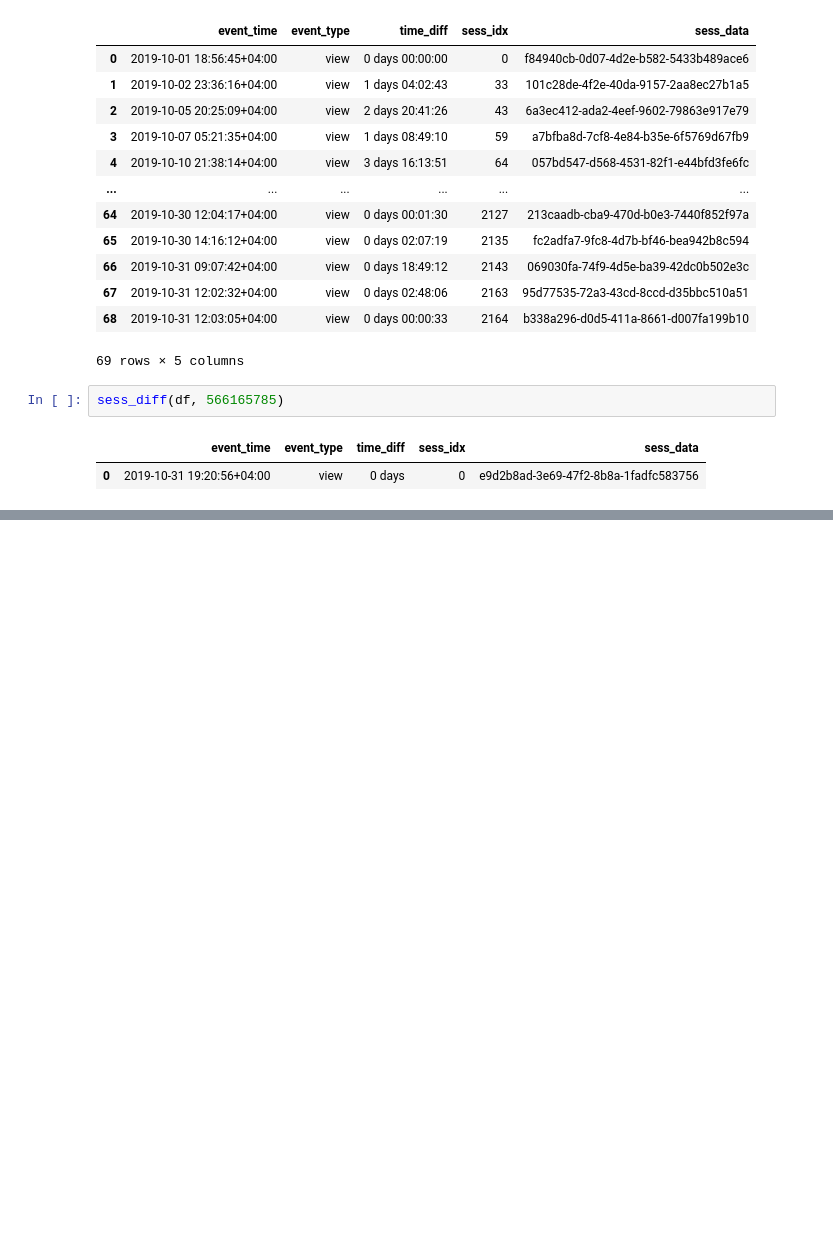
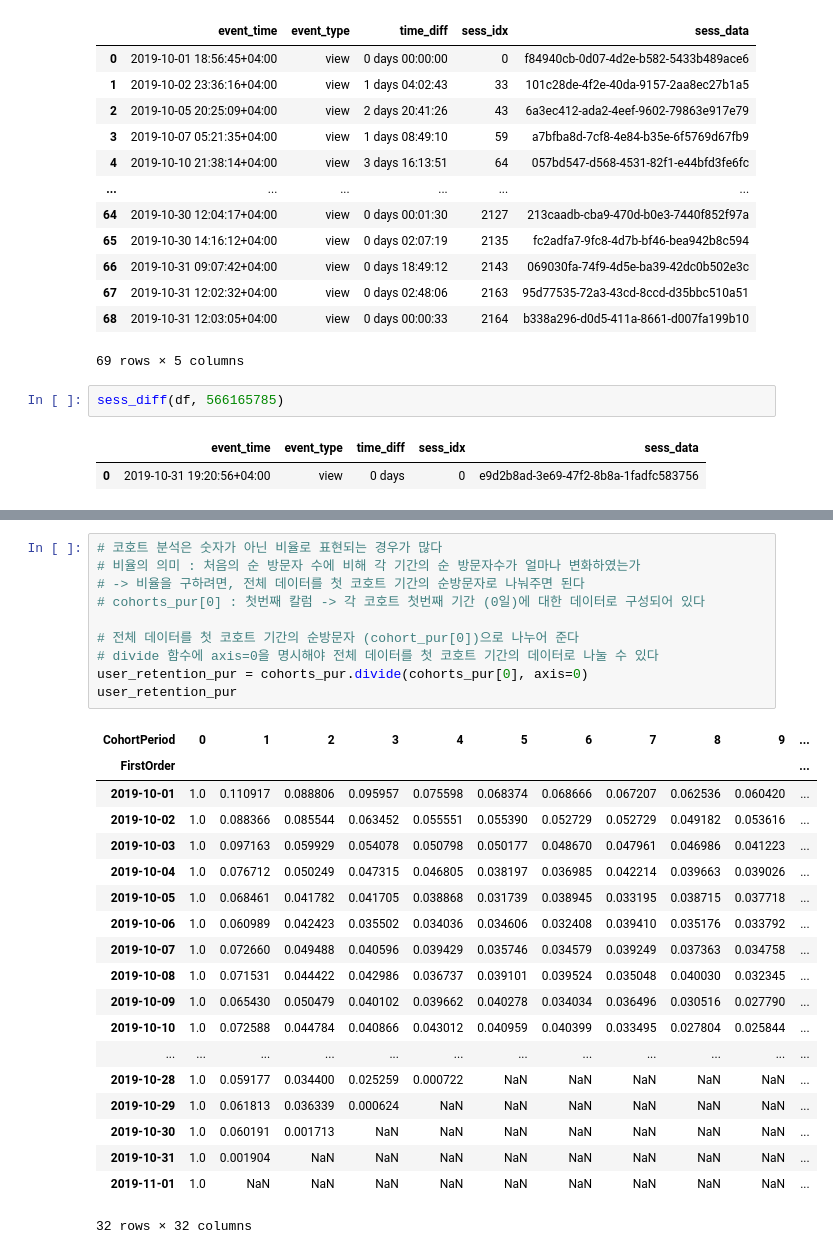
Before and after one commit to benidjor/ecommerce-behavior-data-analysis, a Jupyter notebook: tsj_data/2019_oct_eda.ipynb, the cells around one changed output, grey strips where cells are left out. Saved outputs shown, nothing was run; the diff lists cells and outputs as text; blank space fills up the shorter version.

```diff
--- a/tsj_data/2019_oct_eda.ipynb
+++ b/tsj_data/2019_oct_eda.ipynb
@@ -1152,0 +1343,30 @@ df.head(3)
+# %%
+# 코호트 분석은 숫자가 아닌 비율로 표현되는 경우가 많다
+# 비율의 의미 : 처음의 순 방문자 수에 비해 각 기간의 순 방문자수가 얼마나 변화하였는가
+# -> 비율을 구하려면, 전체 데이터를 첫 코호트 기간의 순방문자로 나눠주면 된다
+# cohorts_pur[0] : 첫번째 칼럼 -> 각 코호트 첫번째 기간 (0일)에 대한 데이터로 구성되어 있다
+
+# 전체 데이터를 첫 코호트 기간의 순방문자 (cohort_pur[0])으로 나누어 준다
+# divide 함수에 axis=0을 명시해야 전체 데이터를 첫 코호트 기간의 데이터로 나눌 수 있다
+user_retention_pur = cohorts_pur.divide(cohorts_pur[0], axis=0)
+user_retention_pur
+# %% [output]
+| CohortPeriod | 0 | 1 | 2 | 3 | 4 | 5 | 6 | 7 | 8 | 9 | ... |
+| FirstOrder |  |  |  |  |  |  |  |  |  |  | ... |
+| 2019-10-01 | 1.0 | 0.110917 | 0.088806 | 0.095957 | 0.075598 | 0.068374 | 0.068666 | 0.067207 | 0.062536 | 0.060420 | ... |
+| 2019-10-02 | 1.0 | 0.088366 | 0.085544 | 0.063452 | 0.055551 | 0.055390 | 0.052729 | 0.052729 | 0.049182 | 0.053616 | ... |
+| 2019-10-03 | 1.0 | 0.097163 | 0.059929 | 0.054078 | 0.050798 | 0.050177 | 0.048670 | 0.047961 | 0.046986 | 0.041223 | ... |
+| 2019-10-04 | 1.0 | 0.076712 | 0.050249 | 0.047315 | 0.046805 | 0.038197 | 0.036985 | 0.042214 | 0.039663 | 0.039026 | ... |
+| 2019-10-05 | 1.0 | 0.068461 | 0.041782 | 0.041705 | 0.038868 | 0.031739 | 0.038945 | 0.033195 | 0.038715 | 0.037718 | ... |
+| 2019-10-06 | 1.0 | 0.060989 | 0.042423 | 0.035502 | 0.034036 | 0.034606 | 0.032408 | 0.039410 | 0.035176 | 0.033792 | ... |
+| 2019-10-07 | 1.0 | 0.072660 | 0.049488 | 0.040596 | 0.039429 | 0.035746 | 0.034579 | 0.039249 | 0.037363 | 0.034758 | ... |
+| 2019-10-08 | 1.0 | 0.071531 | 0.044422 | 0.042986 | 0.036737 | 0.039101 | 0.039524 | 0.035048 | 0.040030 | 0.032345 | ... |
+| 2019-10-09 | 1.0 | 0.065430 | 0.050479 | 0.040102 | 0.039662 | 0.040278 | 0.034034 | 0.036496 | 0.030516 | 0.027790 | ... |
+| 2019-10-10 | 1.0 | 0.072588 | 0.044784 | 0.040866 | 0.043012 | 0.040959 | 0.040399 | 0.033495 | 0.027804 | 0.025844 | ... |
+| ... | ... | ... | ... | ... | ... | ... | ... | ... | ... | ... | ... |
+| 2019-10-28 | 1.0 | 0.059177 | 0.034400 | 0.025259 | 0.000722 | NaN | NaN | NaN | NaN | NaN | ... |
+| 2019-10-29 | 1.0 | 0.061813 | 0.036339 | 0.000624 | NaN | NaN | NaN | NaN | NaN | NaN | ... |
+| 2019-10-30 | 1.0 | 0.060191 | 0.001713 | NaN | NaN | NaN | NaN | NaN | NaN | NaN | ... |
+| 2019-10-31 | 1.0 | 0.001904 | NaN | NaN | NaN | NaN | NaN | NaN | NaN | NaN | ... |
+| 2019-11-01 | 1.0 | NaN | NaN | NaN | NaN | NaN | NaN | NaN | NaN | NaN | ... |
+32 rows × 32 columns
```
Also changed, not shown: parts of 22 cells of this notebook.
